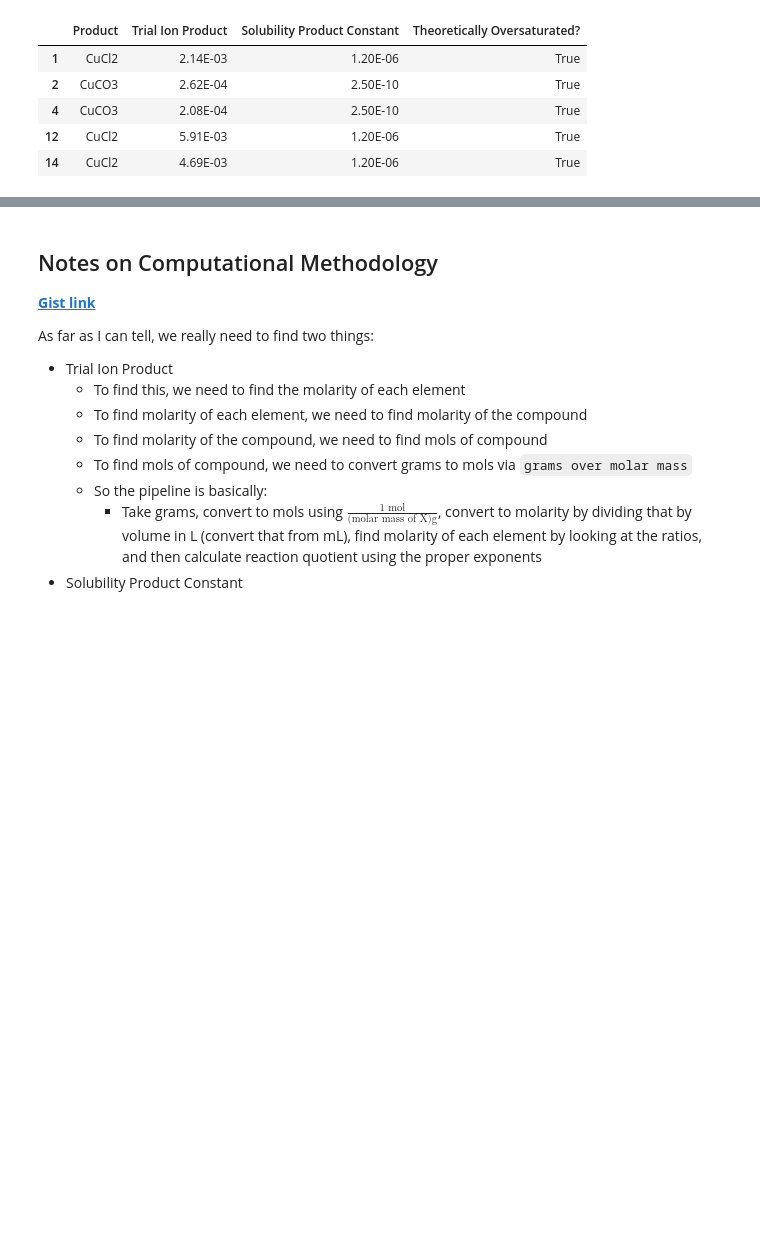
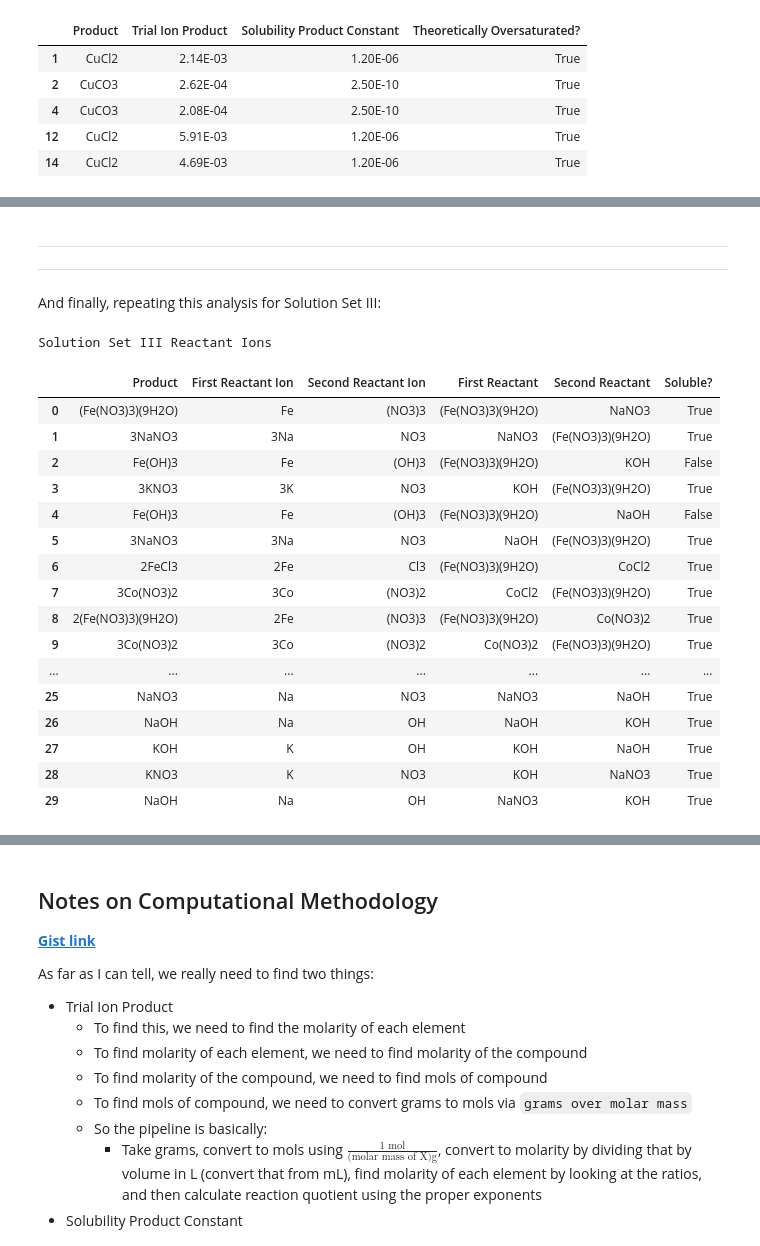
Before and after one commit to ThatNerdSquared/datasci-studio, a Jupyter notebook: lab-10d/lab-10d.ipynb, the cells around one changed output, grey strips where cells are left out. Cells and saved outputs as stored; diff of their text form; code cells hidden in the pictures; blank space fills up the shorter version.

```diff
--- a/lab-10d/lab-10d.ipynb
+++ b/lab-10d/lab-10d.ipynb
@@ -361,0 +447,26 @@ Precipitates in Solution Set I
+# %% [markdown]
+---
+---
+And finally, repeating this analysis for Solution Set III:
+# %%
+ss3_reactant_ions = pd.read_csv("ss3-reactant-ions.csv")
+print_styled_df(ss3_reactant_ions, "Solution Set III Reactant Ions")
+# %% [output]
+Solution Set III Reactant Ions
+|  | Product | First Reactant Ion | Second Reactant Ion | First Reactant | Second Reactant | Soluble? |
+| 0 | (Fe(NO3)3)(9H2O) | Fe | (NO3)3 | (Fe(NO3)3)(9H2O) | NaNO3 | True |
+| 1 | 3NaNO3 | 3Na | NO3 | NaNO3 | (Fe(NO3)3)(9H2O) | True |
+| 2 | Fe(OH)3 | Fe | (OH)3 | (Fe(NO3)3)(9H2O) | KOH | False |
+| 3 | 3KNO3 | 3K | NO3 | KOH | (Fe(NO3)3)(9H2O) | True |
+| 4 | Fe(OH)3 | Fe | (OH)3 | (Fe(NO3)3)(9H2O) | NaOH | False |
+| 5 | 3NaNO3 | 3Na | NO3 | NaOH | (Fe(NO3)3)(9H2O) | True |
+| 6 | 2FeCl3 | 2Fe | Cl3 | (Fe(NO3)3)(9H2O) | CoCl2 | True |
+| 7 | 3Co(NO3)2 | 3Co | (NO3)2 | CoCl2 | (Fe(NO3)3)(9H2O) | True |
+| 8 | 2(Fe(NO3)3)(9H2O) | 2Fe | (NO3)3 | (Fe(NO3)3)(9H2O) | Co(NO3)2 | True |
+| 9 | 3Co(NO3)2 | 3Co | (NO3)2 | Co(NO3)2 | (Fe(NO3)3)(9H2O) | True |
+| ... | ... | ... | ... | ... | ... | ... |
+| 25 | NaNO3 | Na | NO3 | NaNO3 | NaOH | True |
+| 26 | NaOH | Na | OH | NaOH | KOH | True |
+| 27 | KOH | K | OH | KOH | NaOH | True |
+| 28 | KNO3 | K | NO3 | KOH | NaNO3 | True |
+| 29 | NaOH | Na | OH | NaNO3 | KOH | True |
```
Also changed, not shown: parts of 27 cells of this notebook, 4 other files.
